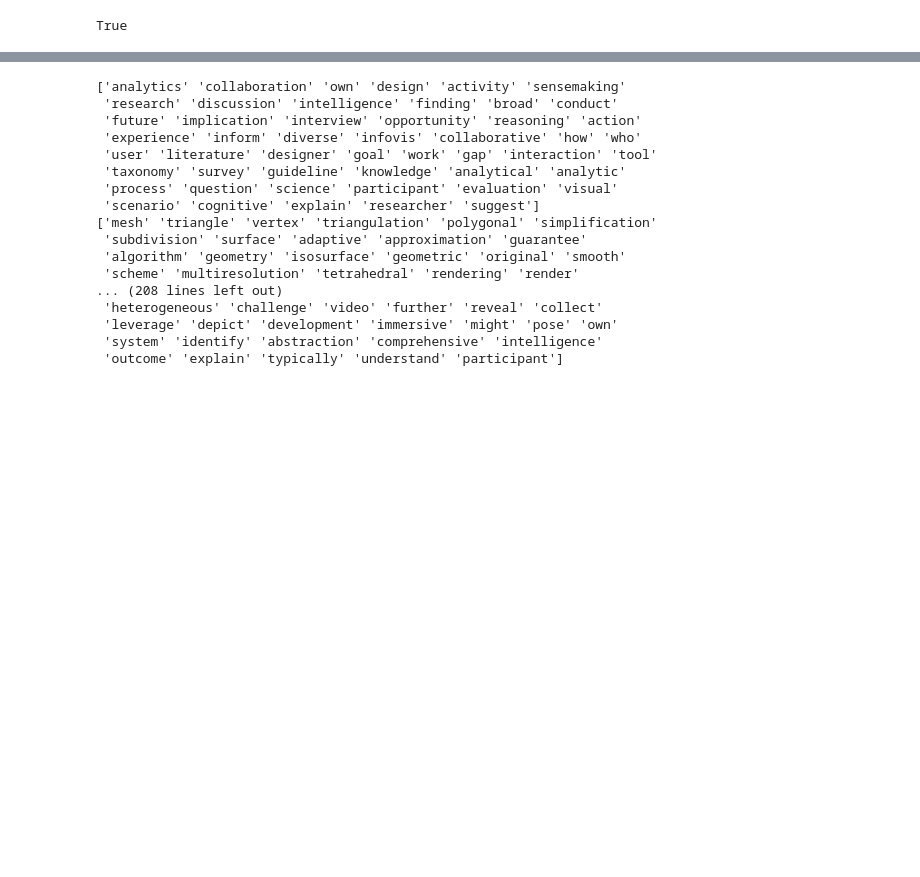
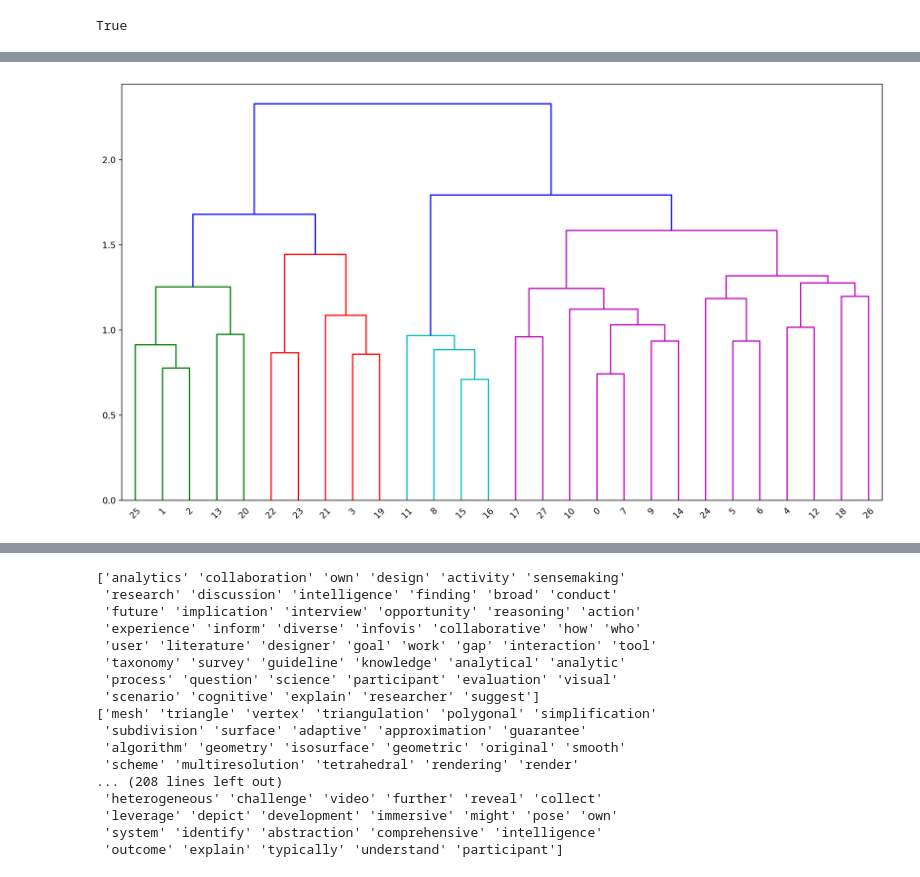
Before and after one commit to vdslab/aggregated-document-dendrogram, a Jupyter notebook: ipynb/judgit/visdata_top2vec.ipynb, the cells around one changed output, grey strips where cells are left out. Drawn from its saved outputs; the diff is of its cells as text; code cells hidden in the pictures; blank space fills up the shorter version.

```diff
--- a/ipynb/judgit/visdata_top2vec.ipynb
+++ b/ipynb/judgit/visdata_top2vec.ipynb
@@ -146,3 +76,16 @@ for i, (title, abstract) in enumerate(zip(df['Title'], df['Abstract'])):
         documents.append(' '.join(lemmatize_sentence(abstract)))
         plot_titles.append(title)
         plot_ids.append(i)
+# %%
+import random
+sample = random.sample(documents, 1000)
+# %%
+from top2vec import Top2Vec
+model = Top2Vec(sample,
+                workers = 1,
+                # doc2vec_args = {'workers': 1,
+                #                 'seed': 42},
+                umap_args = {'n_neighbors': 15,
+                             'n_components': 5,
+                             'metric': 'cosine',
+                             'random_state': 42})
@@ -149,2 +122,12 @@ for i, (title, abstract) in enumerate(zip(df['Title'], df['Abstract'])):
+# %%
+import matplotlib.pyplot as plt
+from scipy.cluster.hierarchy import linkage, dendrogram, fcluster
+
+linkage_result = linkage(model.topic_vectors, method='ward', metric='euclidean')
+plt.figure(num=None, figsize=(16, 9), dpi=200, facecolor='w', edgecolor='k')
+dendrogram(linkage_result)
+plt.show()
+# %% [output]
+[figure, added]
 # %%
 from top2vec import Top2Vec
```
Also changed, not shown: parts of 22 cells of this notebook.
